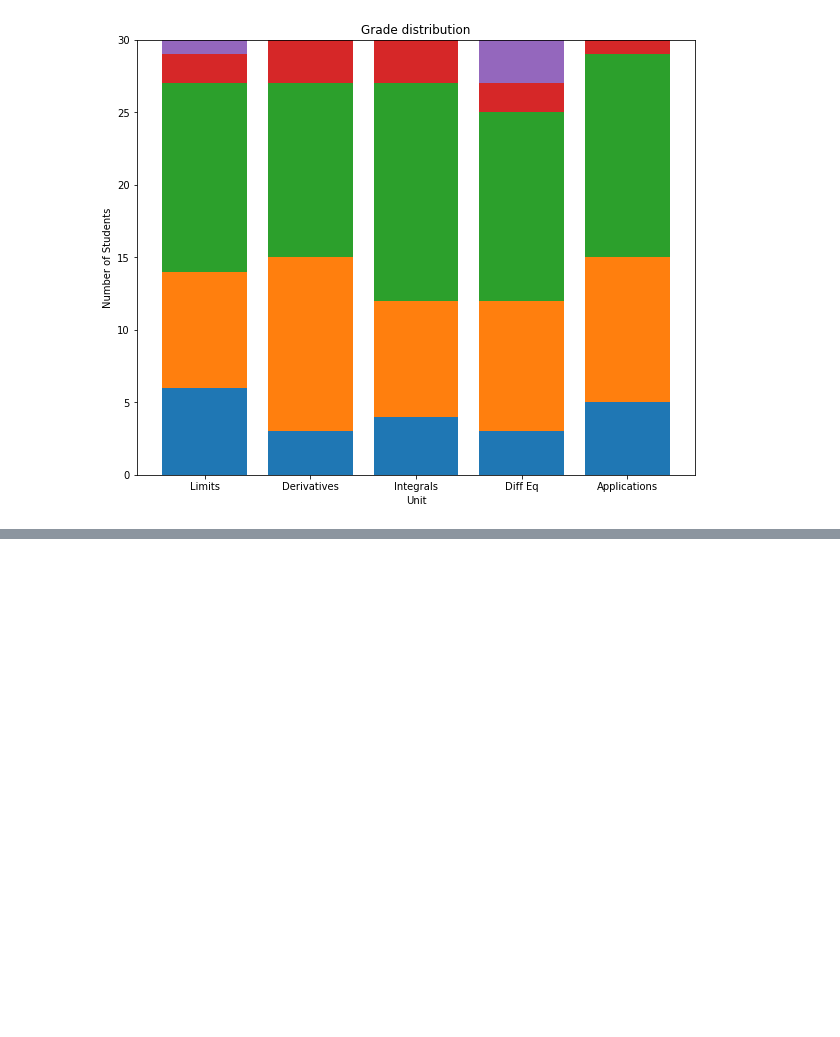
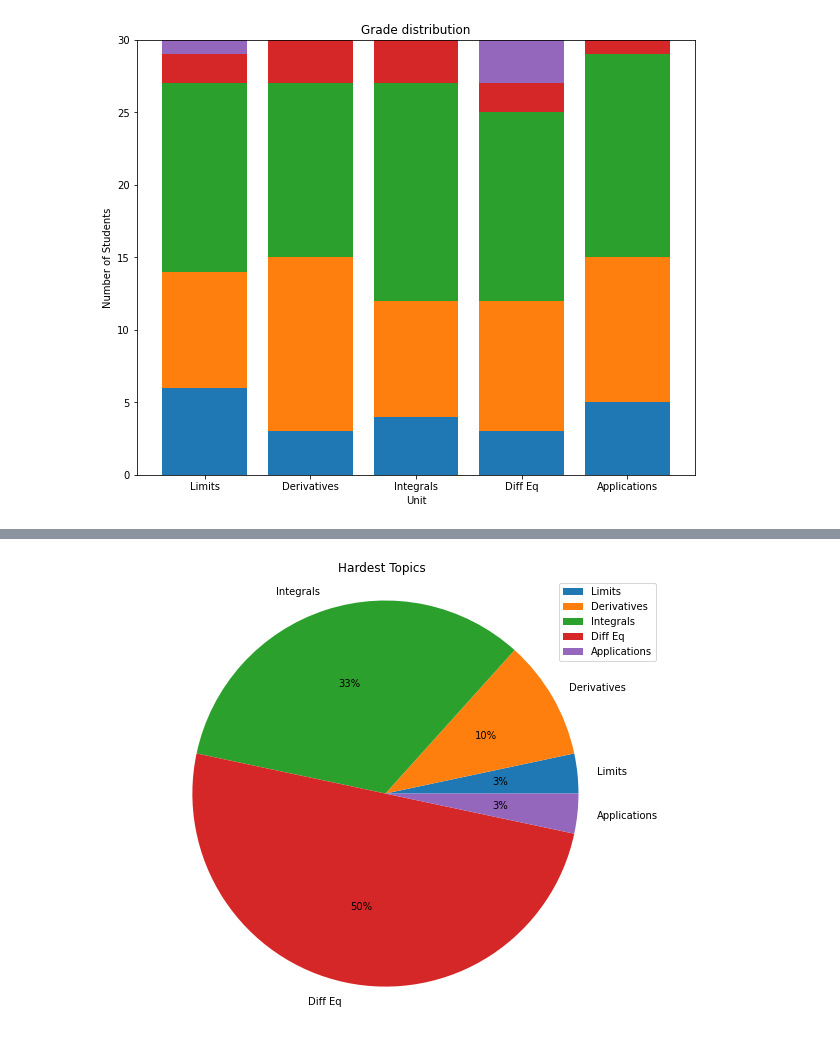
Before and after one commit to joeelorm/Data_Science, a Jupyter notebook: Data Visualization/Data Visualisation_2.ipynb, the cells around one changed output, grey strips where cells are left out. Cells and saved outputs as stored; diff of their text form; code cells hidden in the pictures; blank space fills up the shorter version.

```diff
--- a/Data Visualization/Data Visualisation_2.ipynb
+++ b/Data Visualization/Data Visualisation_2.ipynb
@@ -516,0 +533,14 @@ plt.show()
+# %%
+unit_topics = ['Limits', 'Derivatives', 'Integrals', 'Diff Eq', 'Applications']
+num_hardest_reported = [1, 3, 10, 15, 1]
+
+#Make your plot here
+plt.figure(figsize = (10, 8))
+plt.pie(num_hardest_reported, autopct = '%1d%%', labels = unit_topics)
+plt.title('Hardest Topics')
+plt.axis('equal')
+plt.legend()
+plt.savefig('my_pie_chart.png')
+plt.show()
+# %% [output]
+[figure, added]
```
Also changed, not shown: parts of 2 cells of this notebook.
